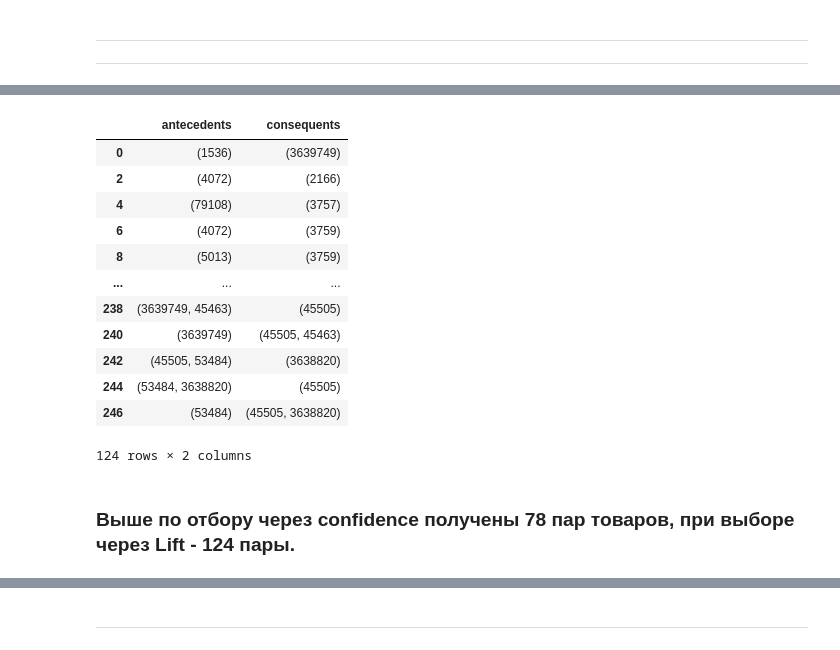
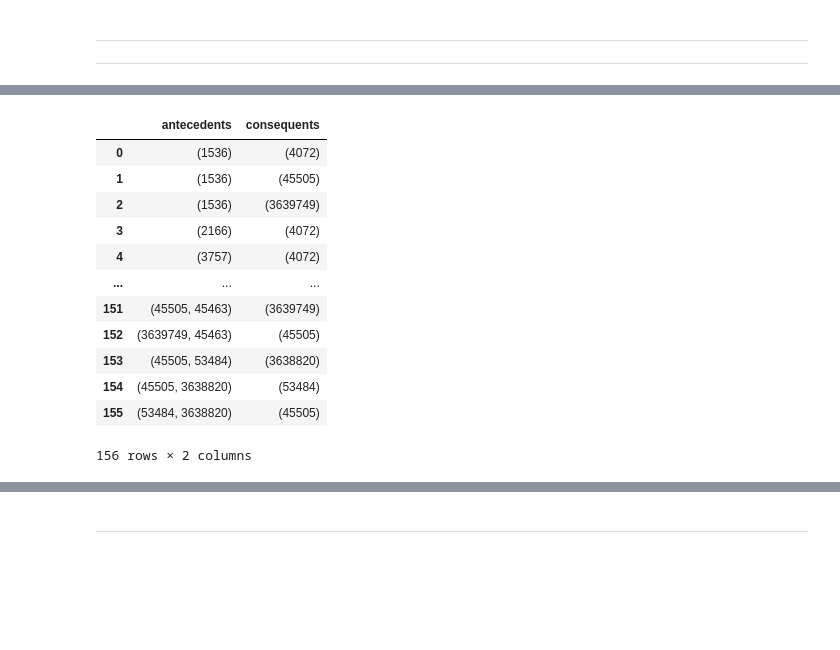
Before and after one commit to ivekhov/ARL-test, a Jupyter notebook: solution.ipynb, the cells around one changed output, grey strips where cells are left out. Saved outputs shown, nothing was run; the diff lists cells and outputs as text; code cells hidden in the pictures; blank space fills up the shorter version.

```diff
--- a/solution.ipynb
+++ b/solution.ipynb
@@ -205,9 +208,11 @@ make_output(pairs_lift_no_duplicates)
 # %%
 MIN_SUPPORT2 = 0.01
-frequent_itemsets2 = apriori(df, min_support=MIN_SUPPORT, use_colnames=True)
+frequent_itemsets2 = apriori(df, min_support=MIN_SUPPORT2, use_colnames=True)
 
 CONFIDENCE2 = 0.2
 pairs_conf2 = association_rules(frequent_itemsets2, metric="confidence", min_threshold=CONFIDENCE2)
 pairs_conf_data2 = pairs_conf2.loc[:, ['antecedents', 'consequents']]
-pairs_conf_no_duplicates2 = pairs_conf_data2.loc[::2, ]
-pairs_conf_no_duplicates2
+
+LIFT2 = 1.7
+pairs_lift2 = association_rules(frequent_itemsets, metric="lift", min_threshold=LIFT2)
+pairs_lift_data2 = pairs_lift2.loc[:, ['antecedents', 'consequents']]
@@ -228,22 +219,16 @@ pairs_conf_no_duplicates2
-# %%
-LIFT2 = 1.7
-pairs_lift2 = association_rules(frequent_itemsets, metric="lift", min_threshold=LIFT2)
-pairs_lift_data2 = pairs_lift2.loc[:, ['antecedents', 'consequents']]
-pairs_lift_no_duplicates2 = pairs_lift_data2.loc[::2, ]
-pairs_lift_no_duplicates2
-# %% [output]
-|  | antecedents | consequents |
-| 0 | (1536) | (3639749) |
-| 2 | (4072) | (2166) |
-| 4 | (79108) | (3757) |
-| 6 | (4072) | (3759) |
-| 8 | (5013) | (3759) |
-| ... | ... | ... |
-| 238 | (3639749, 45463) | (45505) |
-| 240 | (3639749) | (45505, 45463) |
-| 242 | (45505, 53484) | (3638820) |
-| 244 | (53484, 3638820) | (45505) |
-| 246 | (53484) | (45505, 3638820) |
-124 rows × 2 columns
-# %% [markdown]
-### **Выше по отбору через confidence получены 78 пар товаров, при выборе через Lift - 124 пары.**
+# %%
+pairs_conf_data2
+# %% [output]
+|  | antecedents | consequents |
+| 0 | (1536) | (4072) |
+| 1 | (1536) | (45505) |
+| 2 | (1536) | (3639749) |
+| 3 | (2166) | (4072) |
+| 4 | (3757) | (4072) |
+| ... | ... | ... |
+| 151 | (45505, 45463) | (3639749) |
+| 152 | (3639749, 45463) | (45505) |
+| 153 | (45505, 53484) | (3638820) |
+| 154 | (45505, 3638820) | (53484) |
+| 155 | (53484, 3638820) | (45505) |
+156 rows × 2 columns
```
Also changed, not shown: parts of 12 cells of this notebook.
